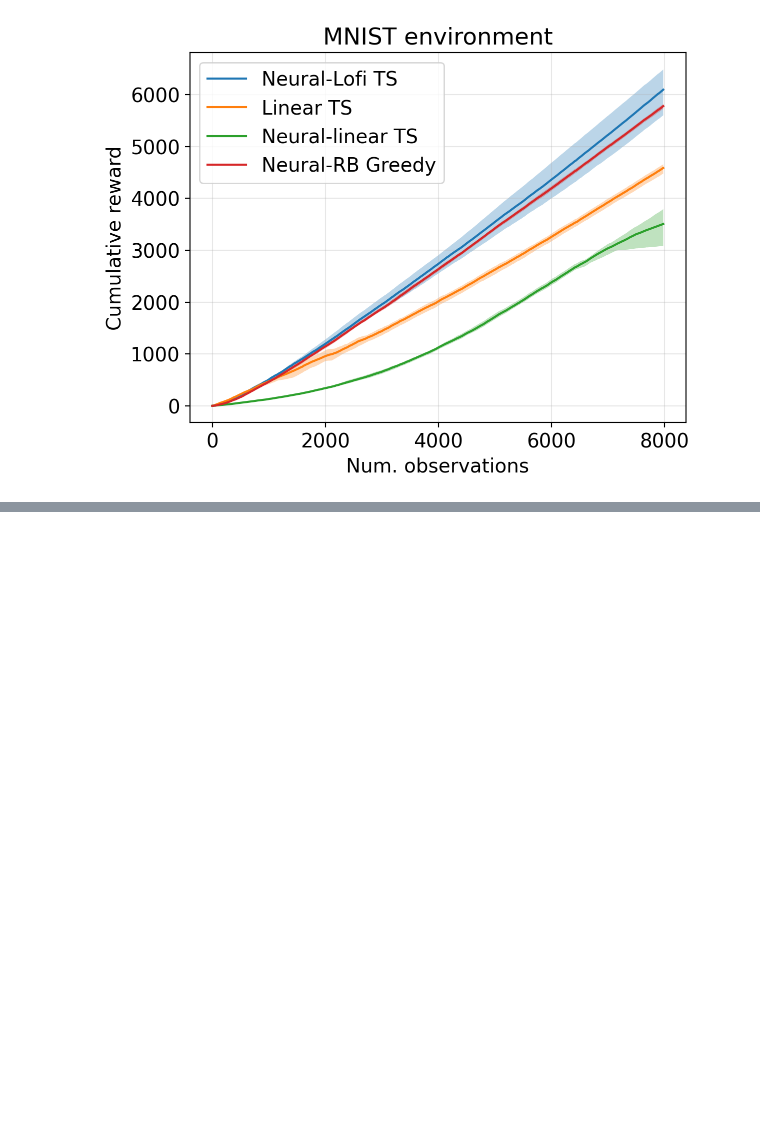
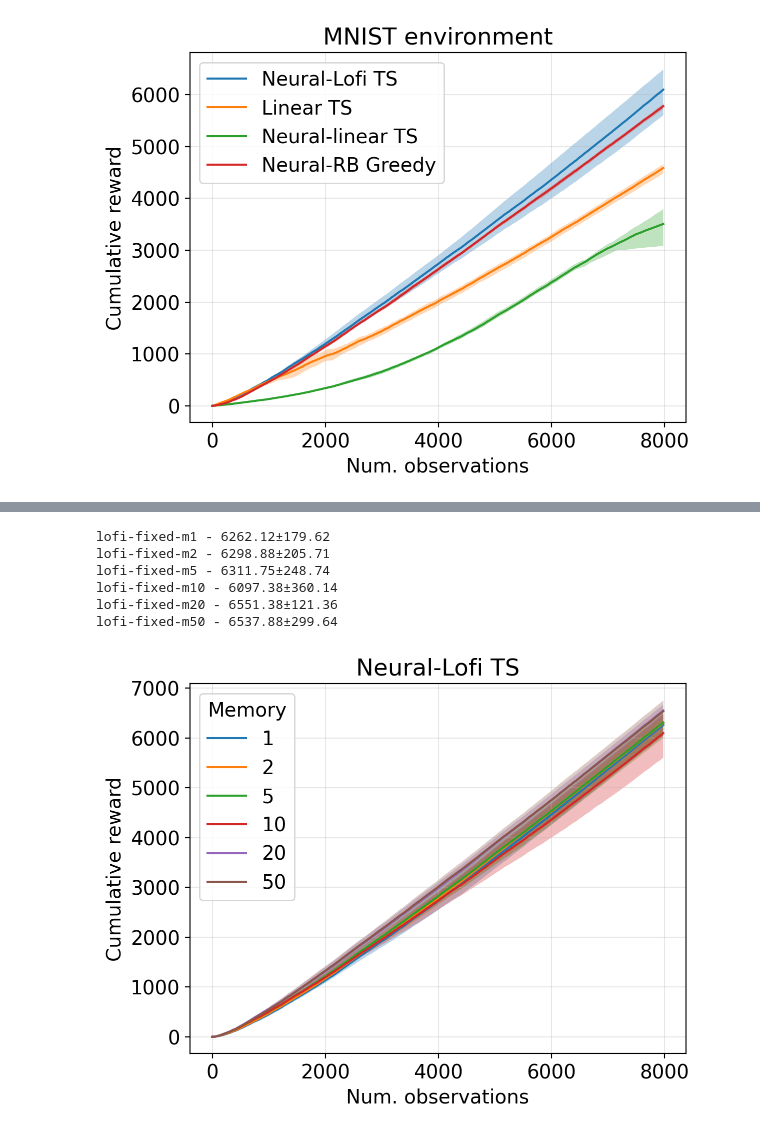
Before and after one commit to probml/bandits, a Jupyter notebook: demos/bandit-arena2.ipynb, the cells around one changed output, grey strips where cells are left out. Drawn from its saved outputs; the diff is of its cells as text; code cells hidden in the pictures; blank space fills up the shorter version.

Commit message:
feat: bandit-arena2
Include LoFi bandit test with multiple ranks

```diff
--- a/demos/bandit-arena2.ipynb
+++ b/demos/bandit-arena2.ipynb
@@ -404,0 +411,2 @@ rsgd - 5780.12±37.38
+# %%
+list_memory = [1, 2, 5, 10, 20, 50]
@@ -404,0 +497,40 @@ rsgd - 5780.12±37.38
+# %%
+final_rewards = {}
+for name, res in results.items():
+    # label = name_mapping[name]
+    memory = int(re.findall(r"[0-9]+", name)[0])
+    label = f"{memory}"
+    rewards = res["hist_train"]["rewards"]
+    mean_reward = rewards.sum(axis=1).mean()
+    std_reward = rewards.sum(axis=1).std()
+
+    rewards = pd.DataFrame(rewards).T.cumsum(axis=0)
+    print(f"{name} - {mean_reward:0.2f}±{std_reward:0.2f}")
+
+    nsteps = len(rewards)
+    rmean = rewards.mean(axis=1)
+    ubound = rewards.quantile(0.9, axis=1)
+    lbound = rewards.quantile(0.1, axis=1)
+
+    plt.fill_between(rewards.index, lbound, ubound, alpha=0.3)
+    plt.plot(rewards.index, rmean, label=label)
+
+    final_reward = res["hist_train"]["rewards"].sum(axis=1)
+    final_rewards[name] = final_reward
+
+# plt.plot([0, nsteps], [0, nsteps], c="tab:gray", linewidth=1, linestyle="--", label="oracle")
+plt.legend(title="Memory")
+plt.grid(alpha=0.3)
+plt.ylabel("Cumulative reward")
+plt.xlabel("Num. observations")
+plt.title("Neural-Lofi TS") # MNIST
+plt.savefig("./output/figures/mnist-bandits-lofi.pdf")
+final_rewards = pd.DataFrame(final_rewards)
+# %% [output]
+lofi-fixed-m1 - 6262.12±179.62
+lofi-fixed-m2 - 6298.88±205.71
+lofi-fixed-m5 - 6311.75±248.74
+lofi-fixed-m10 - 6097.38±360.14
+lofi-fixed-m20 - 6551.38±121.36
+lofi-fixed-m50 - 6537.88±299.64
+[figure, added]
```
Also changed, not shown: parts of 6 cells of this notebook.
